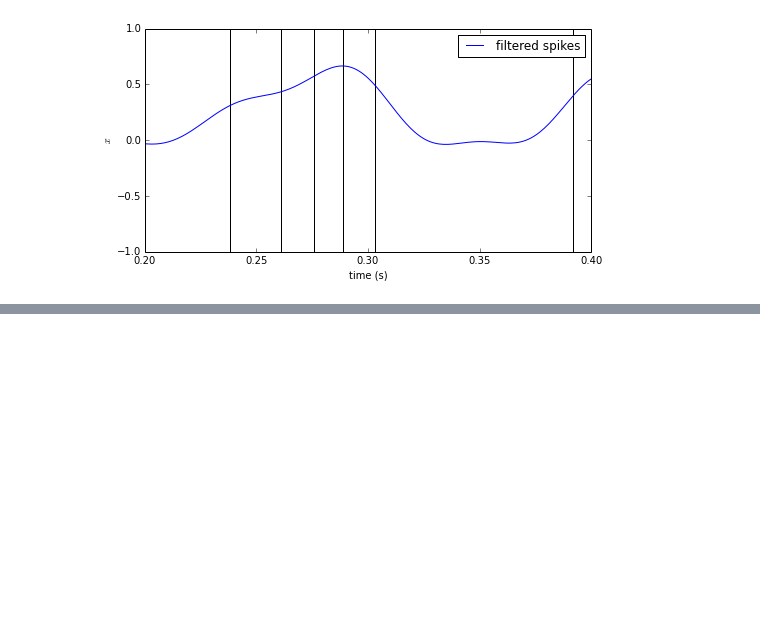
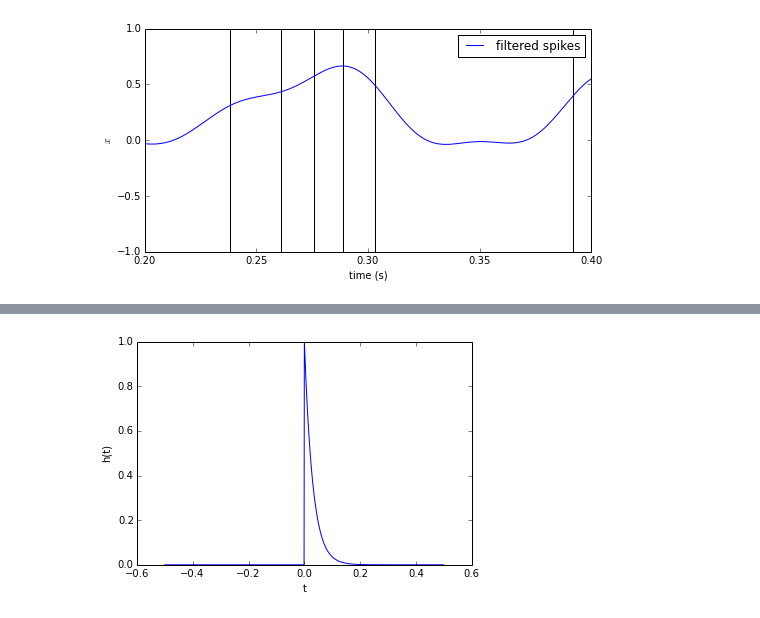
Before and after one commit to tcstewar/syde556, a Jupyter notebook: SYDE 556 Lecture 3 Temporal Representation.ipynb, the cells around one changed output, grey strips where cells are left out. Saved outputs shown, nothing was run; the diff lists cells and outputs as text; code cells hidden in the pictures; blank space fills up the shorter version.

```diff
--- a/SYDE 556 Lecture 3 Temporal Representation.ipynb
+++ b/SYDE 556 Lecture 3 Temporal Representation.ipynb
@@ -892,0 +971,17 @@ show()
+# %%
+import syde556
+import numpy
+
+dt = 0.001
+tau = 0.03
+t_h = numpy.arange(1000)*dt-0.5
+h = numpy.exp(-t_h/tau)
+h[numpy.where(t_h<0)]=0
+
+figure()
+plot(t_h, h)
+xlabel('t')
+ylabel('h(t)')
+show()
+# %% [output]
+[figure, added]
```
Also changed, not shown: parts of 22 cells of this notebook, 3 other files.
